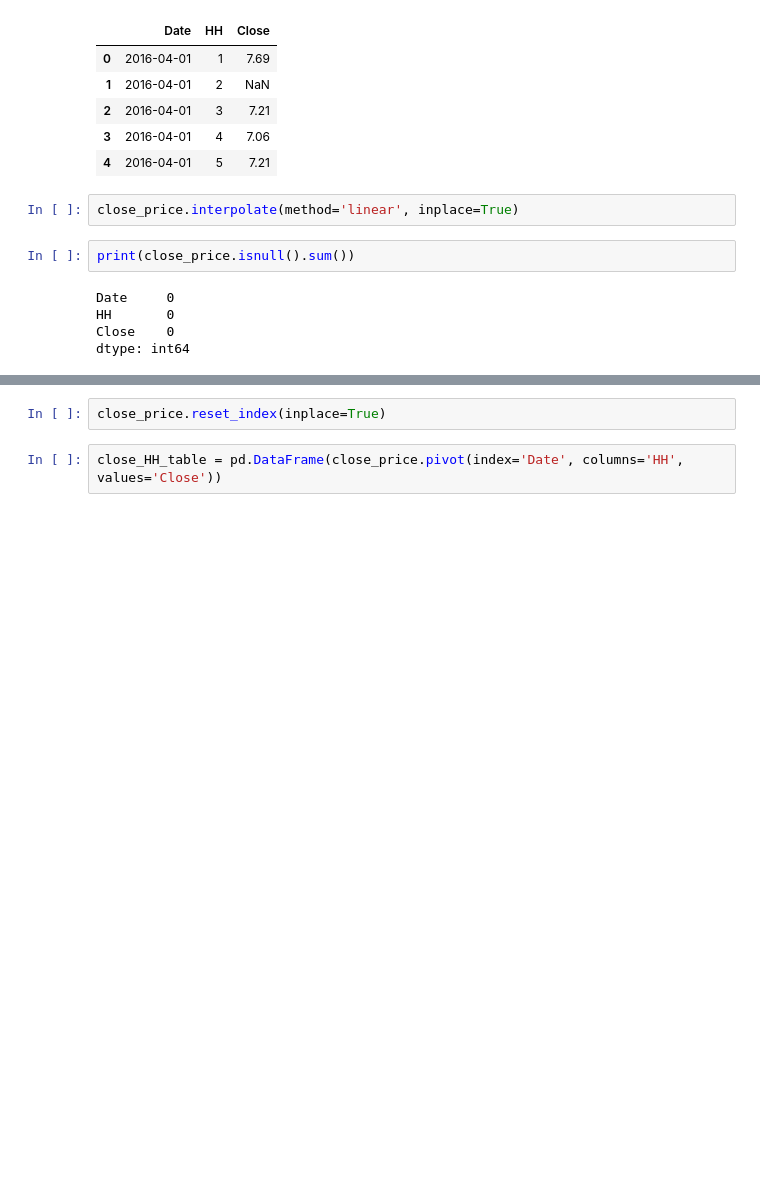
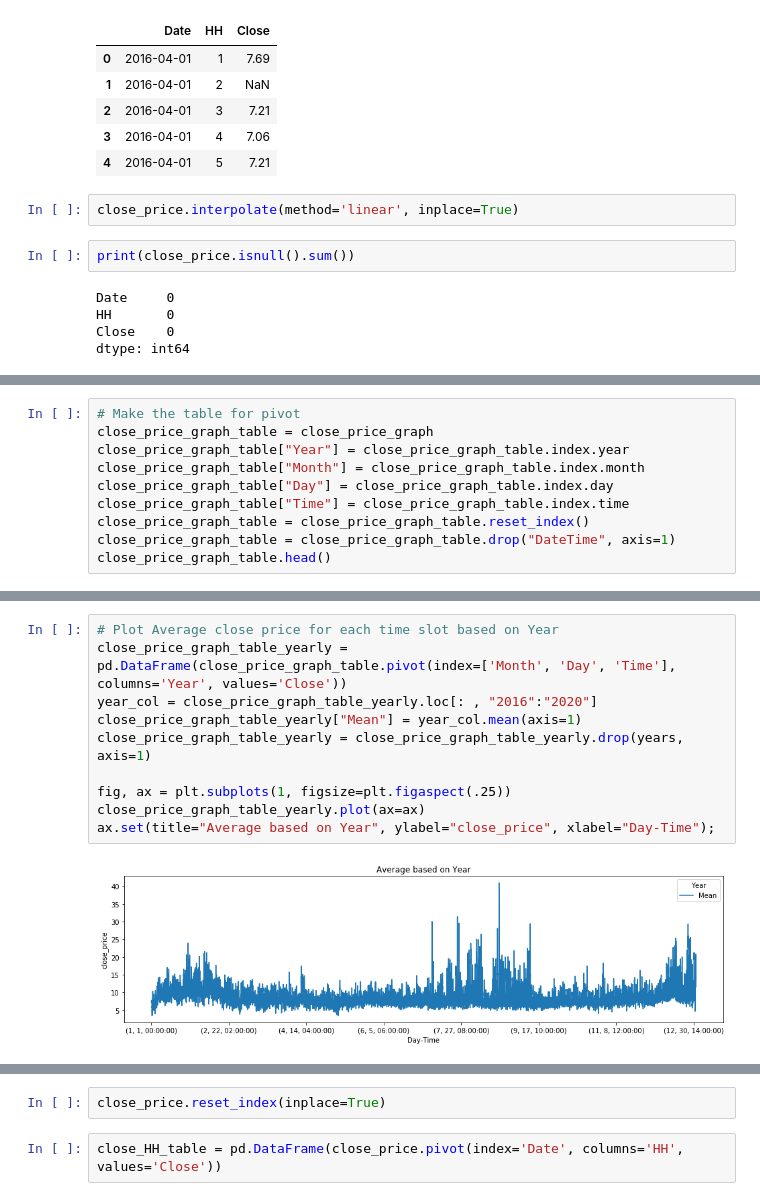
Before and after one commit to ken-datascience/master_thesis, a Jupyter notebook: Data Analysis for Master Thesis.ipynb, the cells around one changed output, grey strips where cells are left out. Saved outputs shown, nothing was run; the diff lists cells and outputs as text; blank space fills up the shorter version.

```diff
--- a/Data Analysis for Master Thesis.ipynb
+++ b/Data Analysis for Master Thesis.ipynb
@@ -229,0 +352,10 @@ Why is there blank on the graph from 12500 and 15000??
+# %%
+# Make the table for pivot
+close_price_graph_table = close_price_graph
+close_price_graph_table["Year"] = close_price_graph_table.index.year
+close_price_graph_table["Month"] = close_price_graph_table.index.month
+close_price_graph_table["Day"] = close_price_graph_table.index.day
+close_price_graph_table["Time"] = close_price_graph_table.index.time
+close_price_graph_table = close_price_graph_table.reset_index()
+close_price_graph_table = close_price_graph_table.drop("DateTime", axis=1)
+close_price_graph_table.head()
@@ -229,0 +370,12 @@ Why is there blank on the graph from 12500 and 15000??
+# %%
+# Plot Average close price for each time slot based on Year
+close_price_graph_table_yearly = pd.DataFrame(close_price_graph_table.pivot(index=['Month', 'Day', 'Time'], columns='Year', values='Close'))
+year_col = close_price_graph_table_yearly.loc[: , "2016":"2020"]
+close_price_graph_table_yearly["Mean"] = year_col.mean(axis=1)
+close_price_graph_table_yearly = close_price_graph_table_yearly.drop(years, axis=1)
+
+fig, ax = plt.subplots(1, figsize=plt.figaspect(.25))
+close_price_graph_table_yearly.plot(ax=ax)
+ax.set(title="Average based on Year", ylabel="close_price", xlabel="Day-Time");
+# %% [output]
+[figure, added]
```
Also changed, not shown: parts of 58 cells of this notebook, 1 other file.
